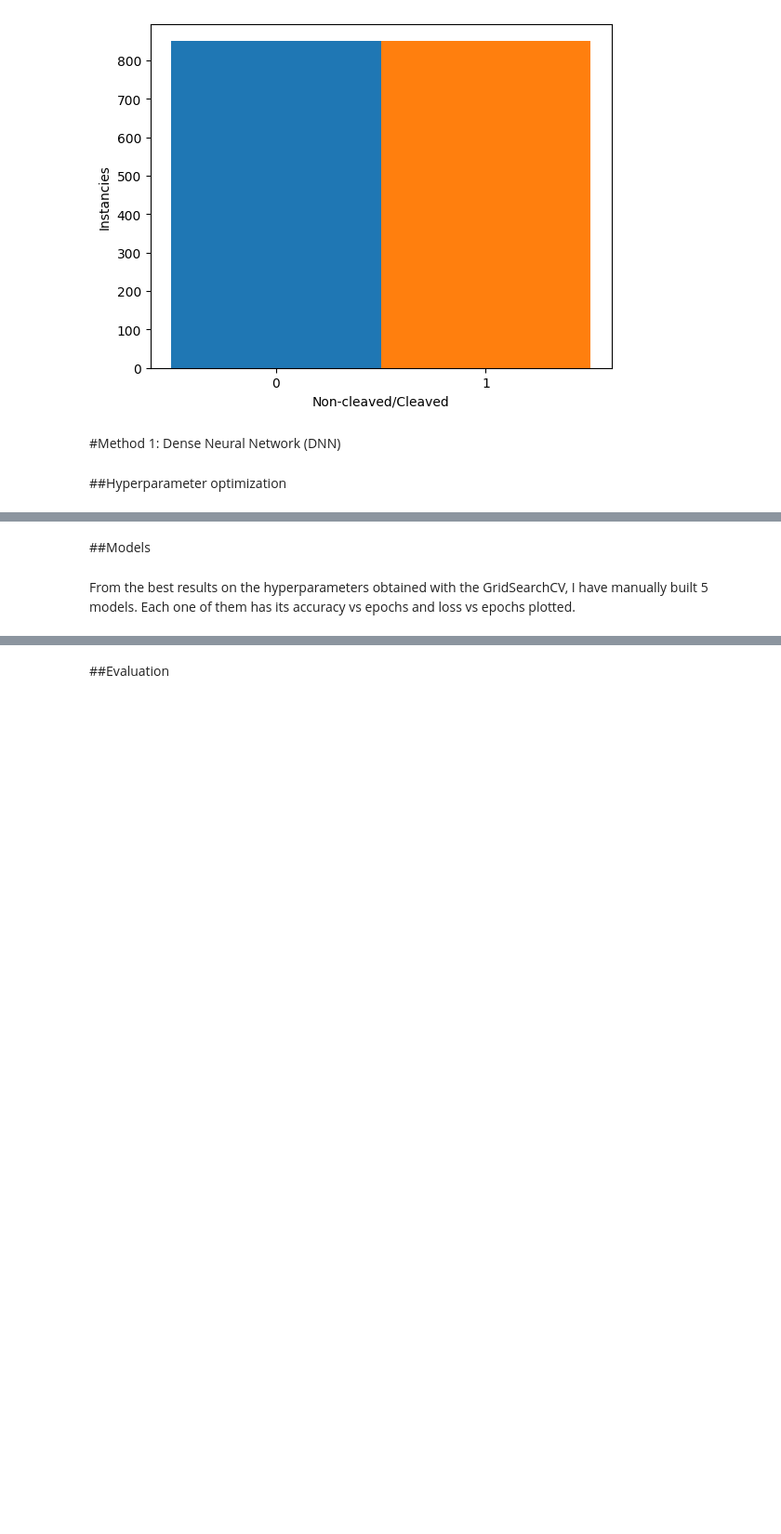
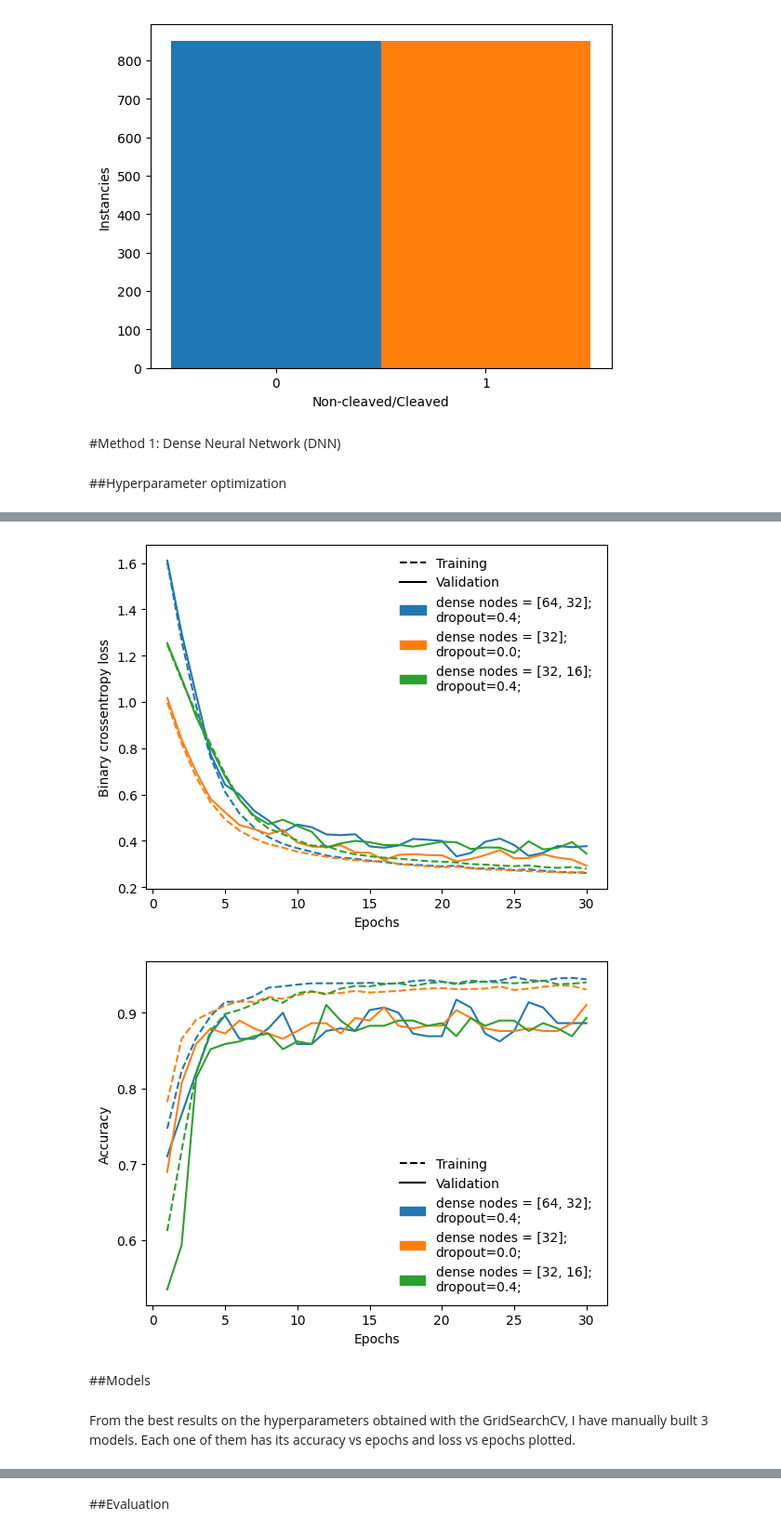
Before and after one commit to martinaturchini/HIV-1-cleavage-project, a Jupyter notebook: HIV_CLEAVAGE_project.ipynb, the cells around one changed output, grey strips where cells are left out. Shown at 93% size. Saved outputs shown, nothing was run; the diff lists cells and outputs as text; code cells hidden in the pictures; blank space fills up the shorter version.

```diff
--- a/HIV_CLEAVAGE_project.ipynb
+++ b/HIV_CLEAVAGE_project.ipynb
@@ -200,19 +245,16 @@ y_train = equalized_train_df[equalized_train_df.columns[-1]].to_numpy()
 # %%
-# The GridSearchCV method, from the Scikit-learn’s model selection package,
-# was used for the hyperparameter tuning.
 
-param_space = {
+
+param_space_layers = {
     'dropout': [0, 0.2, 0.4],
-    'l2_lambda': [0, 0.001, 0.01],
-    'learning_rate': [0.01, 0.001, 0.0001],
     'dense_nodes': [[8],[16],[32],[64],[128],
                     [8,4],[16,8],[32,16],[64,32]]
 }
 
 # Creating all the possible combination of hyperparameters
-value_combis = product(*[v for v in param_space.values()])
+value_combis = product(*[v for v in param_space_layers.values()])
 
-param_combis = [{key:value for key, value in zip(param_space.keys(), combi)} for combi in value_combis]
+param_combis = [{key:value for key, value in zip(param_space_layers.keys(), combi)} for combi in value_combis]
 
 print(f"We have a total of {len(param_combis)} combinations:")
 print(param_combis)
@@ -237,7 +279,7 @@ search_results = []
 # Creating and compiling a model for each combination
 for idx, params in enumerate(param_combis):
 
-    optimizer = Adam(learning_rate=params['learning_rate'])
+    optimizer = Adam(learning_rate=best_params['learning_rate_init'])
 
     print(f"Start run {idx+1}/{len(param_combis)}: Parameters: {params}")
 
@@ -246,7 +288,7 @@ for idx, params in enumerate(param_combis):
 
     for nodes in params['dense_nodes']:
       model.add(Dense(nodes, activation='relu',
-                      kernel_regularizer=l2(params['l2_lambda'])))
+                      kernel_regularizer=l2(best_params['alpha'])))
       model.add(Dropout(params['dropout']))
 
     model.add(Dense(1, activation='sigmoid'))
@@ -268,8 +310,8 @@ for idx, params in enumerate(param_combis):
     fit_results = model.fit(
       x=X_train,
       y=y_train,
-      batch_size=64,
-      epochs=30,
+      batch_size=best_params['batch_size'],
+      epochs=best_params['max_iter'],
       validation_data=(X_val, y_val),
       callbacks=[checkpoint, HistoryEpoch((X_train, y_train))],
       verbose=0
@@ -322,8 +343,9 @@ df_results = pd.DataFrame(search_results).sort_values(
     'best_val_acc', ascending=False)
 
 # removing the only one critical hyperparameter set
-df_results = df_results[df_results['train_acc_at_best_val_acc']>0.7]
-df_results = df_results[df_results['best_val_acc']>0.7]
+df_results = df_results[df_results['train_acc_at_best_val_acc']>0.8]
+df_results = df_results[df_results['best_val_acc']>0.8]
+df_results = df_results[df_results['best_val_epoch']>10]
 
 with pd.option_context('display.max_rows', None,
                        'display.max_columns', None,
@@ -333,2 +372,0 @@ with pd.option_context('display.max_rows', None,
-# %%
-df_results['delta_acc'] = (df_results['train_acc_at_best_val_acc']-df_results['best_val_acc'])/df_results['best_val_acc']
@@ -349,7 +378,7 @@ plt.plot([],[],'k-', label='Validation')
 # plotting the loss curves of the three best performing models
 for idx, (row_index, row_series) in enumerate(df_results.head(3).iterrows()):
   x = np.arange(1, len(row_series['history']['train_loss'])+1)
-  parameter_combination_string = f"dense nodes = {row_series['dense_nodes']}; learning rate={row_series['learning_rate']};\ndropout={row_series['dropout']}; l2 lambda={row_series['l2_lambda']}"
+  parameter_combination_string = f"dense nodes = {row_series['dense_nodes']}; \ndropout={row_series['dropout']};"
   plt.plot(x, row_series['history']['train_loss'], '--', color=f'C{idx}')
   plt.plot(x, row_series['history']['val_loss'], '-', color=f'C{idx}')
 
@@ -359,34 +388,37 @@ for idx, (row_index, row_series) in enumerate(df_results.head(3).iterrows()):
 plt.xlabel('Epochs')
 plt.xticks(np.arange(0,32,step=5))
 plt.ylabel('Binary crossentropy loss')
 
 plt.legend(frameon=False)
 plt.savefig(f"{file_dir}/HIV-CP Plots/Loss Gridsearch.png")
 plt.show()
 
 
 # empty plots, just to get the legend entries
 plt.plot([],[],'k--', label='Training')
 plt.plot([],[],'k-', label='Validation')
 
 # plotting the accuracy curves of the three best performing models
 for idx, (row_index, row_series) in enumerate(df_results.head(3).iterrows()):
   x = np.arange(1, len(row_series['history']['train_accuracy'])+1)
-  parameter_combination_string = f"dense nodes = {row_series['dense_nodes']}; learning rate={row_series['learning_rate']};\ndropout={row_series['dropout']}; l2 lambda={row_series['l2_lambda']}"
+  parameter_combination_string = f"dense nodes = {row_series['dense_nodes']}; \ndropout={row_series['dropout']};"
   plt.plot(x, row_series['history']['train_accuracy'], '--', color=f'C{idx}')
   plt.plot(x, row_series['history']['val_accuracy'], '-', color=f'C{idx}')
 
 # and again empty, just for the legend entry
   plt.fill_between([],[],[],color=f'C{idx}', label=parameter_combination_string)
 
 
 plt.xlabel('Epochs')
 plt.xticks(np.arange(0,32,step=5))
 plt.ylabel('Accuracy')
 
 plt.legend(frameon=False)
 plt.savefig(f"{file_dir}/HIV-CP Plots/Accuracy Gridsearch.png")
 plt.show()
+# %% [output]
+[figure, added]
+[figure, added]
 # %% [markdown]
 ##Models
 # %%
@@ -438,5 +470,5 @@ train_hist=HistoryEpoch((X_train, y_train))
 val_hist=HistoryEpoch((X_val, y_val))
 test_hist=HistoryEpoch((X_test, y_test))
 # %% [markdown]
-From the best results on the hyperparameters obtained with the GridSearchCV, I have manually built 5 models. Each one of them has its accuracy vs epochs and loss vs epochs plotted.
+From the best results on the hyperparameters obtained with the GridSearchCV, I have manually built 3 models. Each one of them has its accuracy vs epochs and loss vs epochs plotted.
 # %%
```
Also changed, not shown: parts of 27 cells of this notebook.
